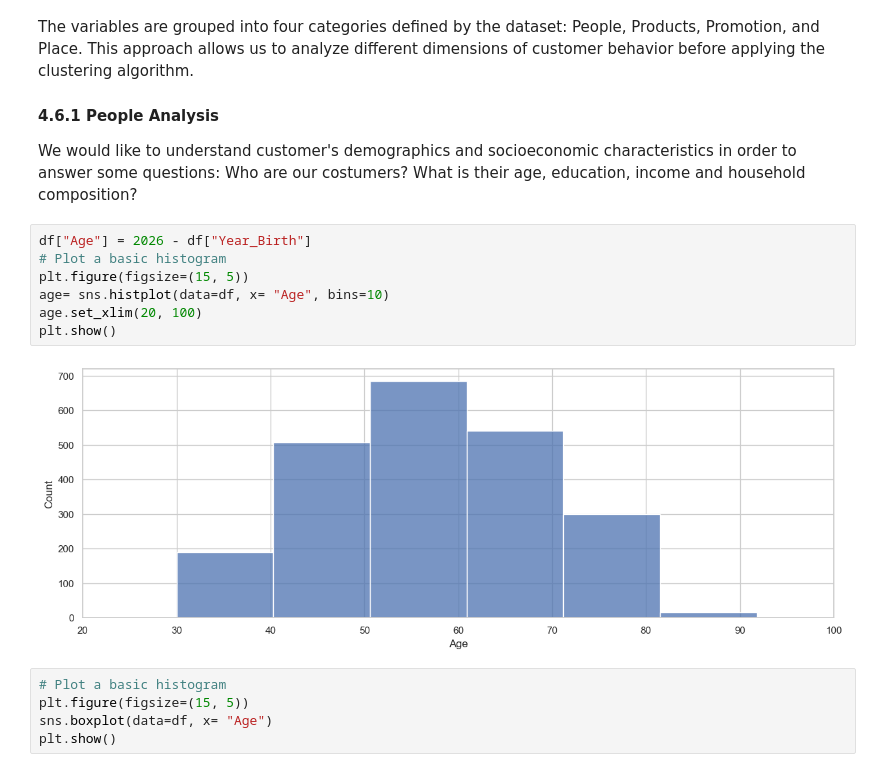
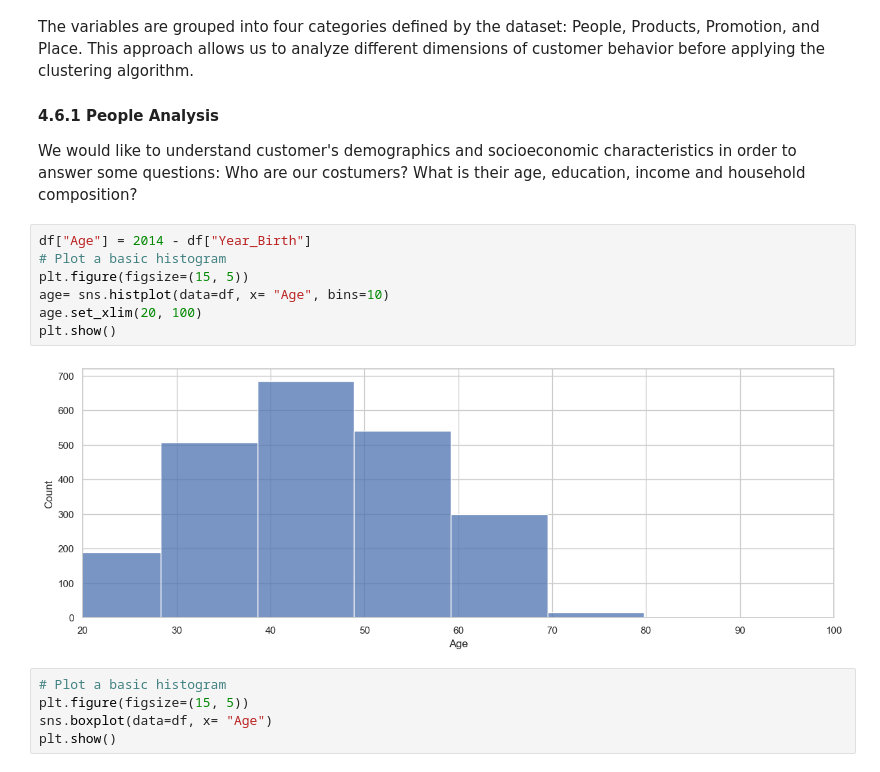
Before and after one commit to fridacarbajalordonez/customer-segmentation-kmeans, a Jupyter notebook: notebooks/customer_segmentation.ipynb, the cells around one changed output. Cells and saved outputs as stored; diff of their text form.

```diff
--- a/notebooks/customer_segmentation.ipynb
+++ b/notebooks/customer_segmentation.ipynb
@@ -264,14 +264,14 @@ The variables are grouped into four categories defined by the dataset: People, P
 #### 4.6.1 People Analysis
 We would like to understand customer's demographics and socioeconomic characteristics in order to answer some questions: Who are our costumers? What is their age, education, income and household composition?
 # %%
-df["Age"] = 2026 - df["Year_Birth"]
+df["Age"] = 2014 - df["Year_Birth"]
 # Plot a basic histogram
 plt.figure(figsize=(15, 5))
 age= sns.histplot(data=df, x= "Age", bins=10)
 age.set_xlim(20, 100)
 plt.show()
 # %% [output]
-[figure, old version]
+[figure, new version]
 # %%
 # Plot a basic histogram
 plt.figure(figsize=(15, 5))
```
Also changed, not shown: parts of 31 cells of this notebook.
